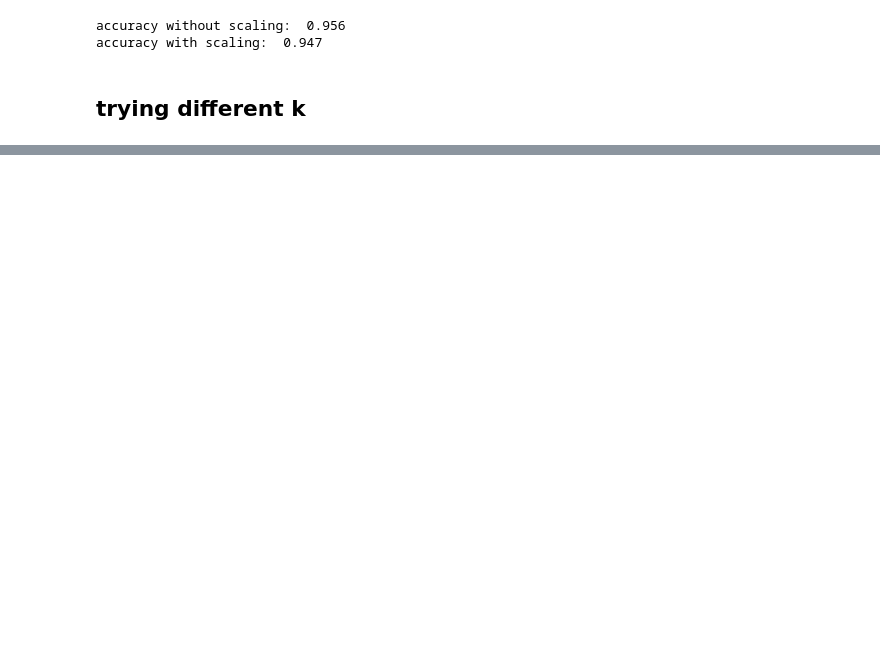
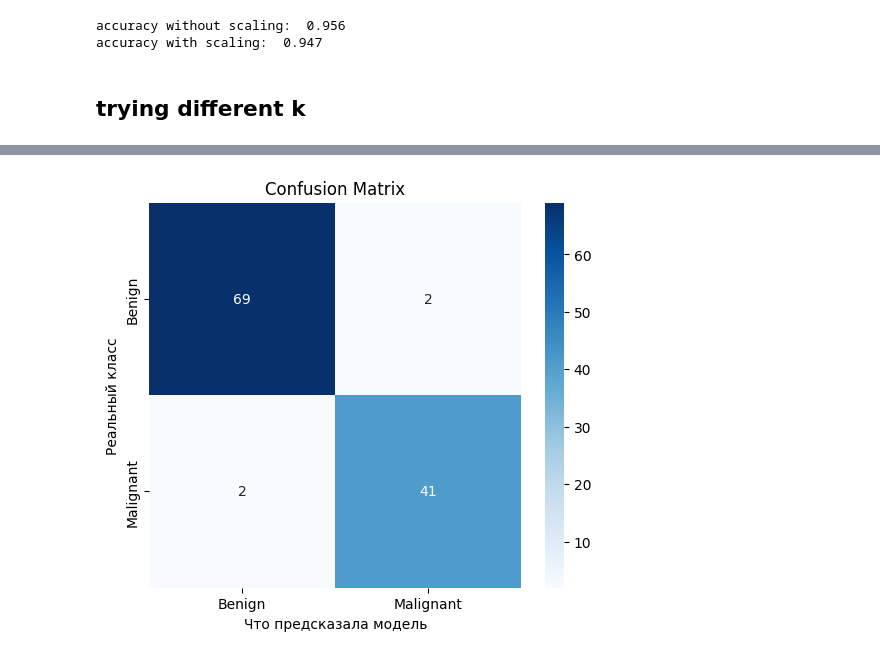
Before and after one commit to elinakozhevnik/mlfami, a Jupyter notebook: hw3.ipynb, the cells around one changed output, grey strips where cells are left out. Saved outputs shown, nothing was run; the diff lists cells and outputs as text; code cells hidden in the pictures; blank space fills up the shorter version.

```diff
--- a/hw3.ipynb
+++ b/hw3.ipynb
@@ -148,0 +199,7 @@ for k in range (1,3,5,7,):
+# %%
+for metric in ['euclidean', 'manhattan', 'chebyshev']:
+    for weights in ['uniform', 'distance']:
+        model = KNeighborsClassifier(n_neighbors=5, metric=metric, weights=weights)
+        model.fit(X_train_scaled, y_train)
+        acc = accuracy_score(y_test, model.predict(X_test_scaled))
+        print(f'метрика = {metric}, веса = {weights}, точность = {acc:.3f}')
@@ -148,0 +217,15 @@ for k in range (1,3,5,7,):
+# %%
+param_grid = {
+    'n_neighbors': [3,5,7,9,11],
+    'metric': ['euclidean', 'manhattan'],
+    'weights': ['uniform', 'distance']
+}
+
+grid = GridSearchCV(KNeighborsClassifier(), param_grid ,cv= 5, scoring = 'accuracy')
+grid.fit(X_train_scaled, y_train)
+
+print('best parameters: ', grid.best_params_)
+print('accuracy on cv: ', grid.best_score_.round(3))
+
+y_prbest = grid.best_estimator_.predict(X_test_scaled)
+print(f'accuracy on test: {accuracy_score(y_test, y_prbest):.3f}')
@@ -148,0 +249,13 @@ for k in range (1,3,5,7,):
+# %%
+cm = confusion_matrix(y_test, y_prbest)
+
+plt.figure(figsize=(6, 5))
+sns.heatmap(cm, annot=True, fmt='d', cmap='Blues',
+            xticklabels=['Benign', 'Malignant'],
+            yticklabels=['Benign', 'Malignant'])
+plt.title('Confusion Matrix')
+plt.xlabel('Что предсказала модель')
+plt.ylabel('Реальный класс')
+plt.show()
+# %% [output]
+[figure, added]
```
Also changed, not shown: parts of 11 cells of this notebook.
